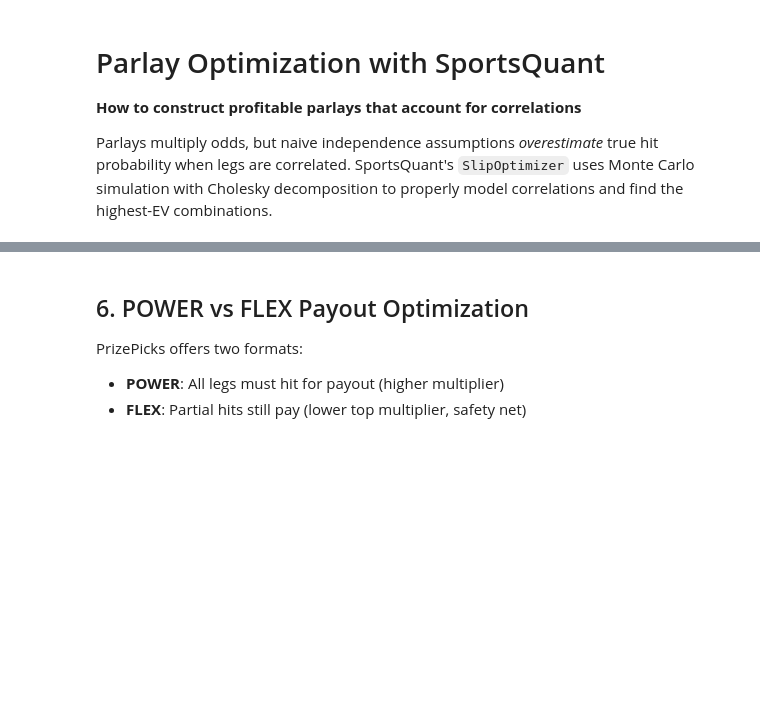
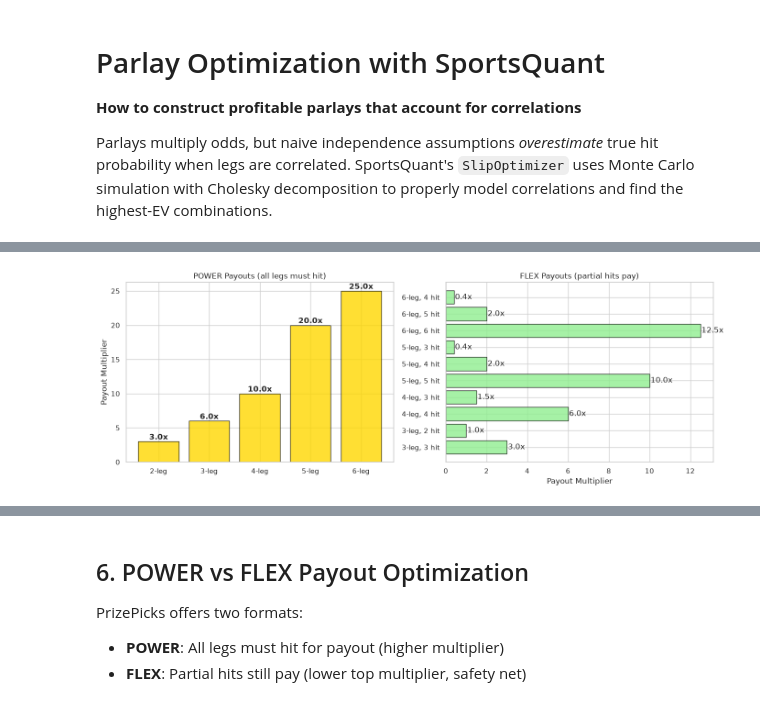
Before and after one commit to Veedubin/sportsquant, a Jupyter notebook: notebooks/common/05_parlay_optimization.ipynb, the cells around one changed output, grey strips where cells are left out. Cells and saved outputs as stored; diff of their text form; code cells hidden in the pictures; blank space fills up the shorter version.

```diff
--- a/notebooks/common/05_parlay_optimization.ipynb
+++ b/notebooks/common/05_parlay_optimization.ipynb
@@ -189,0 +242,43 @@ comp_df.style.format({"independent_hit": "{:.4f}", "correlated_hit": "{:.4f}", "
+# %%
+if not PARLAY_AVAILABLE:
+    print("⚠️ Parlay modules not available — skipping payout visualization")
+    # Show mock payout data
+    fig, axes = plt.subplots(1, 2, figsize=(14, 5))
+    mock_power = {"2-leg": 3.0, "3-leg": 5.0, "4-leg": 10.0, "5-leg": 20.0, "6-leg": 35.0}
+    axes[0].bar(mock_power.keys(), mock_power.values(), color="gold", edgecolor="black", alpha=0.8)
+    for i, (k, v) in enumerate(mock_power.items()):
+        axes[0].text(i, v + 0.3, f"{v}x", ha="center", fontweight="bold")
+    axes[0].set_ylabel("Payout Multiplier")
+    axes[0].set_title("POWER Payouts (all legs must hit)")
+    mock_flex = {"5-leg, 5 hit": 10.0, "5-leg, 4 hit": 3.0, "5-leg, 3 hit": 1.5}
+    axes[1].barh(list(mock_flex.keys()), list(mock_flex.values()), color="lightgreen", edgecolor="black", alpha=0.8)
+    for i, (k, v) in enumerate(mock_flex.items()):
+        axes[1].text(v + 0.05, i, f"{v}x", va="center")
+    axes[1].set_xlabel("Payout Multiplier")
+    axes[1].set_title("FLEX Payouts (partial hits pay)")
+    plt.tight_layout()
+    plt.show()
+else:
+    fig, axes = plt.subplots(1, 2, figsize=(14, 5))
+    power_data = {f"{n}-leg": STANDARD_PAYOUT_POWER.get((n, n), 0) for n in [2, 3, 4, 5, 6]}
+    axes[0].bar(power_data.keys(), power_data.values(), color="gold", edgecolor="black", alpha=0.8)
+    for i, (k, v) in enumerate(power_data.items()):
+        axes[0].text(i, v + 0.3, f"{v}x", ha="center", fontweight="bold")
+    axes[0].set_ylabel("Payout Multiplier")
+    axes[0].set_title("POWER Payouts (all legs must hit)")
+    flex_data = {}
+    for n in [3, 4, 5, 6]:
+        for k in range(n, max(n-3, 0), -1):
+            key = f"{n}-leg, {k} hit"
+            val = STANDARD_PAYOUT_FLEX.get((n, k), 0)
+            if val > 0:
+                flex_data[key] = val
+    axes[1].barh(list(flex_data.keys()), list(flex_data.values()), color="lightgreen", edgecolor="black", alpha=0.8)
+    for i, (k, v) in enumerate(flex_data.items()):
+        axes[1].text(v + 0.05, i, f"{v}x", va="center")
+    axes[1].set_xlabel("Payout Multiplier")
+    axes[1].set_title("FLEX Payouts (partial hits pay)")
+    plt.tight_layout()
+    plt.show()
+# %% [output]
+[figure, added]
```
Also changed, not shown: parts of 23 cells of this notebook, 51 other files.
